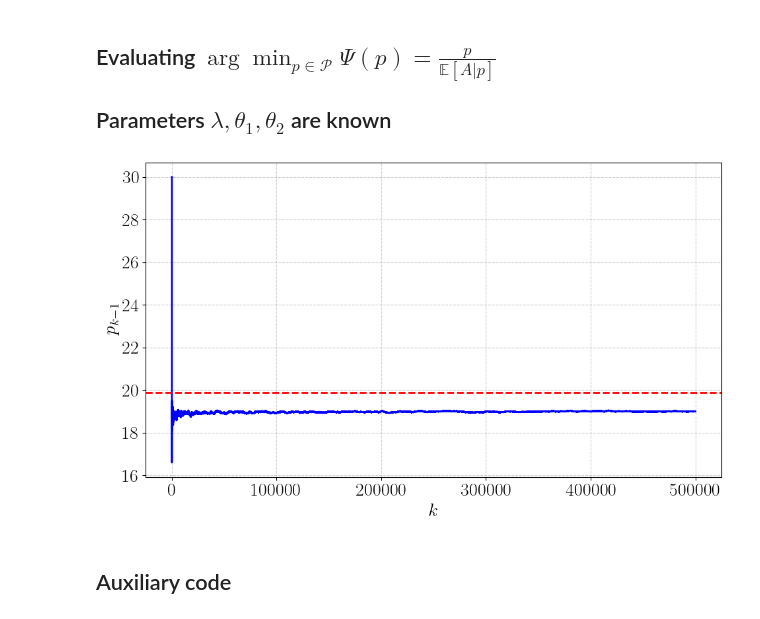
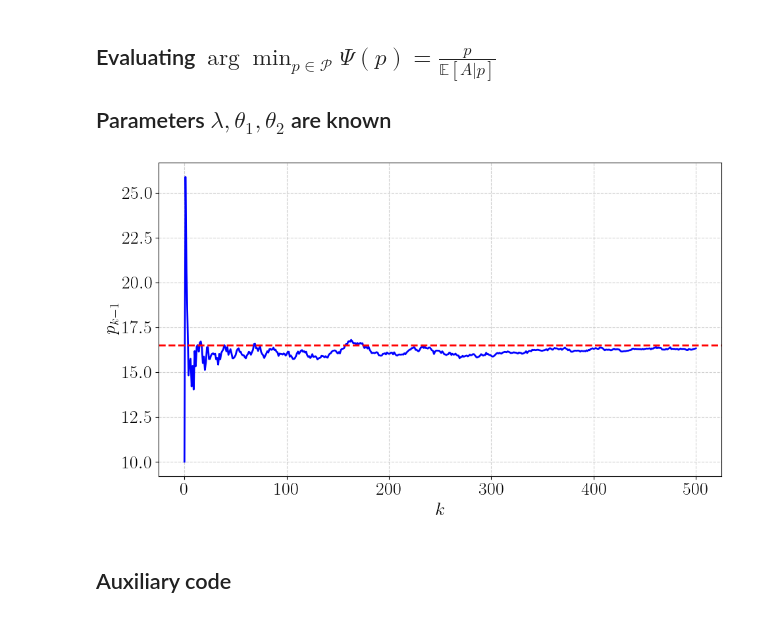
Before and after one commit to ShreehariBodas/Pricing-in-service-systems-with-utility-sensitive-customers, a Jupyter notebook: IPA single-server known parameters.ipynb, the cells around one changed output. Cells and saved outputs as stored; diff of their text form; code cells hidden in the pictures.

```diff
--- a/IPA single-server known parameters.ipynb
+++ b/IPA single-server known parameters.ipynb
@@ -11,12 +11,12 @@ def generate_service_time(x):
     # service_time = np.random.exponential(1/x)
 
     # Gamma distribution
-    # service_time = np.random.gamma(x[0], x[1]) # Mean = x[0]x[1], Variance = x[0]x[1]^2
+    service_time = np.random.gamma(x[0], x[1]) # Mean = x[0]x[1], Variance = x[0]x[1]^2
 
     # Normal distribution
-    service_time = np.random.normal(x[0], x[1])
-    if service_time < 0.5:
-        service_time = 0.5
+    # service_time = np.random.normal(x[0], x[1])
+    # if service_time < 0.5:
+    #     service_time = 0.5
     return service_time
 # %%
 # # H(p, V) = exp(-theta_1 p - theta_2 V)
@@ -121,9 +121,9 @@ def queue_simulation(price, initial_workload, window_size, model_vars):
         # Simulate interarrival time, service time
         zeta = np.random.uniform(0, 1)
         next_interarrival_time = inverse_F(zeta, workload, price, model_vars)
-        # service_time = generate_service_time([3.0, 2.0]) # gamma
-        # service_time = generate_service_time(3.0/2.0) # exponential
-        service_time = generate_service_time([2.0, 1.0]) # normal
+        service_time = generate_service_time([0.5, 3.0]) # gamma
+        # service_time = generate_service_time(2) # exponential
+        # service_time = generate_service_time([2.0, 1.0]) # normal
         # Store values for reference
         zetas.append(zeta)
         interarrival_times.append(next_interarrival_time)
@@ -218,32 +219,32 @@ def implement_algorithm(n_iters, initial_window_size, initial_price, model_vars)
 # Simulation
 true_model_vars = [20, 0.1, 0.2]
 
-n_iters = 500000
-initial_window_size = 10
-initial_price = 30
+n_iters = 500
+initial_window_size = 50
+initial_price = 10
 
 price_iterates, time_iterates = implement_algorithm(n_iters, initial_window_size, initial_price, true_model_vars)
 # %%
-optimal_price = 19.9
+optimal_price = 16.5
 
 # Enable LaTeX rendering
 plt.rc('text', usetex=True)
 plt.rc('font', family='serif', size=20)
 
 plt.figure(figsize=(10, 6))
 plt.plot(price_iterates, color="blue", linewidth=2)
 plt.axhline(optimal_price, color="red", linestyle="--", linewidth=2)
 
 plt.xlabel(r"$k$", fontsize=20)
 plt.ylabel(r"$p_{k-1}$", fontsize=20)
 
 plt.grid(True, linestyle='--', alpha=0.6)
 plt.tight_layout()
 
 plt.savefig("price_convergence_known_parameter", dpi=300, bbox_inches='tight')
 plt.show()
 # %% [output]
-[figure, old version]
+[figure, new version]
 # %%
 def plot_price_vs_time(price_iterates, time_iterates, optimal_price):
     """
```
Also changed, not shown: parts of 3 cells of this notebook, 6 other files.
